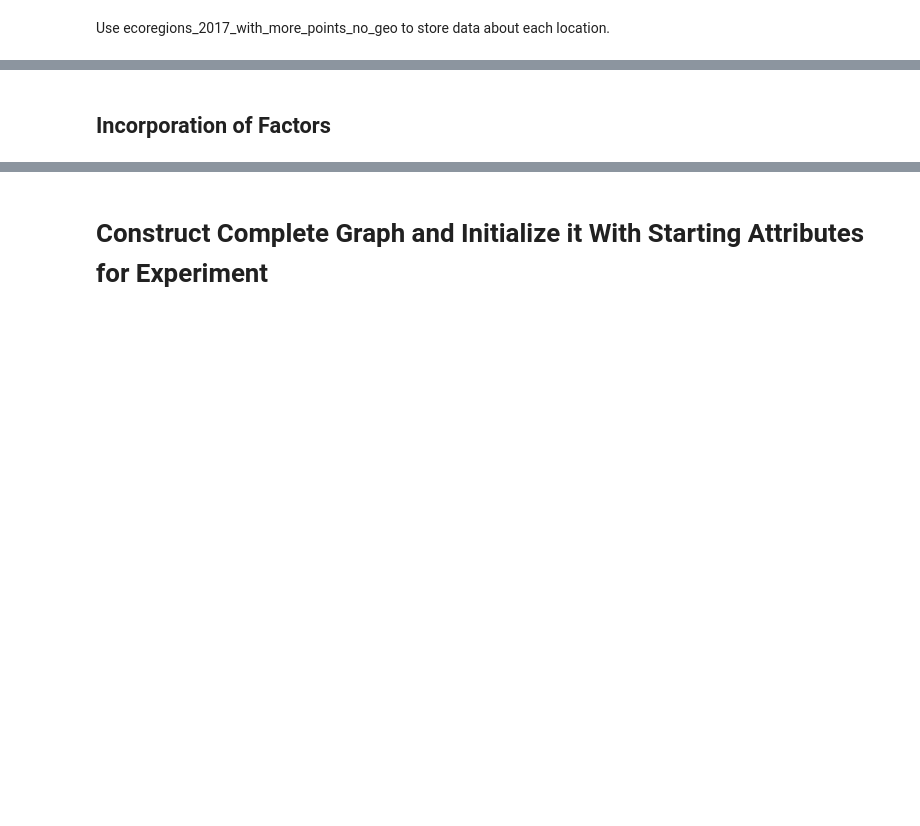
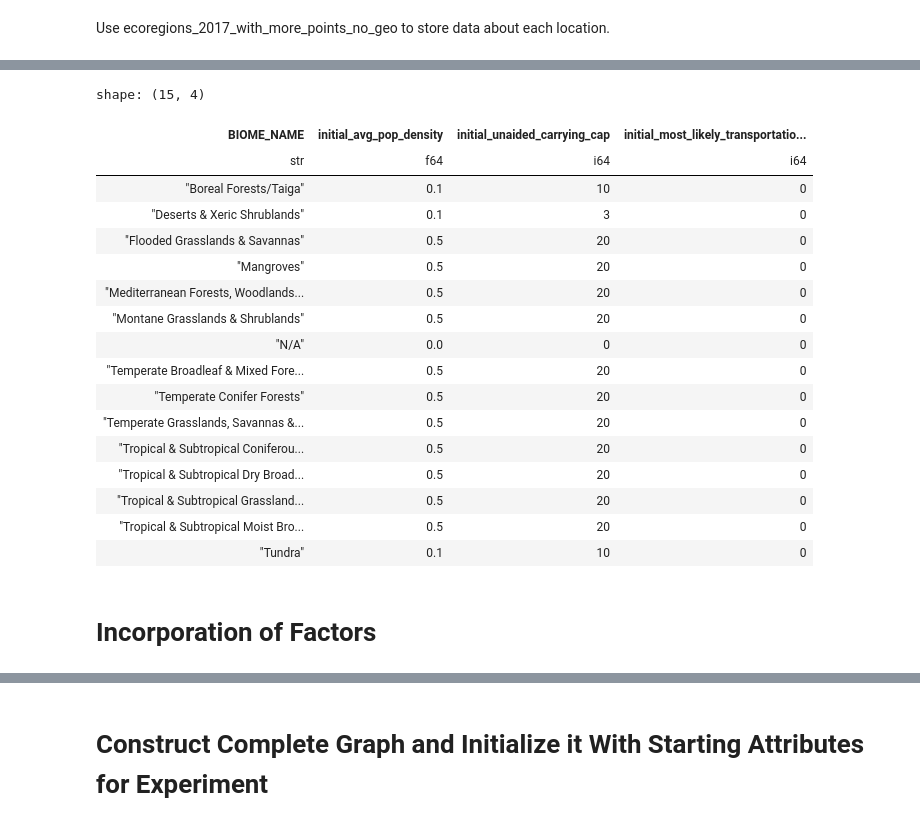
Before and after one commit to iamgiddyaboutgit-schoolwork/doe_group_project, a Jupyter notebook: src/simulate_world.ipynb, the cells around one changed output, grey strips where cells are left out. Cells and saved outputs as stored; diff of their text form; code cells hidden in the pictures; blank space fills up the shorter version.

Commit message:
Create variable biome_df.
I am finding it awkward to incorporate the desired factor settings.
Perhaps using biome_df will help?

```diff
--- a/src/simulate_world.ipynb
+++ b/src/simulate_world.ipynb
@@ -322,4 +305,25 @@ shape: (1, 1)
+# %%
+biome_df
+# %% [output]
+shape: (15, 4)
+| BIOME_NAME | initial_avg_pop_density | initial_unaided_carrying_cap | initial_most_likely_transportatio... |
+| str | f64 | i64 | i64 |
+| "Boreal Forests/Taiga" | 0.1 | 10 | 0 |
+| "Deserts & Xeric Shrublands" | 0.1 | 3 | 0 |
+| "Flooded Grasslands & Savannas" | 0.5 | 20 | 0 |
+| "Mangroves" | 0.5 | 20 | 0 |
+| "Mediterranean Forests, Woodlands... | 0.5 | 20 | 0 |
+| "Montane Grasslands & Shrublands" | 0.5 | 20 | 0 |
+| "N/A" | 0.0 | 0 | 0 |
+| "Temperate Broadleaf & Mixed Fore... | 0.5 | 20 | 0 |
+| "Temperate Conifer Forests" | 0.5 | 20 | 0 |
+| "Temperate Grasslands, Savannas &... | 0.5 | 20 | 0 |
+| "Tropical & Subtropical Coniferou... | 0.5 | 20 | 0 |
+| "Tropical & Subtropical Dry Broad... | 0.5 | 20 | 0 |
+| "Tropical & Subtropical Grassland... | 0.5 | 20 | 0 |
+| "Tropical & Subtropical Moist Bro... | 0.5 | 20 | 0 |
+| "Tundra" | 0.1 | 10 | 0 |
 # %% [markdown]
-## Incorporation of Factors
+# Incorporation of Factors
 # %%
 # Store info. based on treatments for use later.
```
Also changed, not shown: parts of 14 cells of this notebook.
